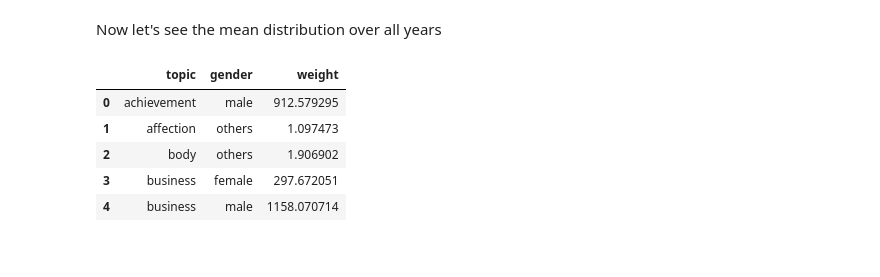
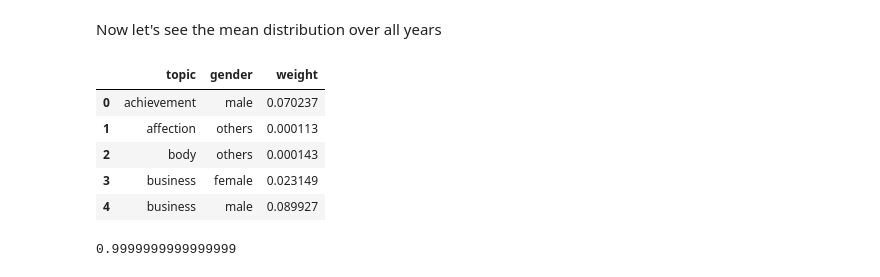
Before and after one commit to epfl-ada/ada-2021-project-palomamo, a Jupyter notebook: gender_topics.ipynb, the cells around one changed output. Cells and saved outputs as stored; diff of their text form; code cells hidden in the pictures.

```diff
--- a/gender_topics.ipynb
+++ b/gender_topics.ipynb
@@ -333,18 +367,18 @@ n_most_others_2016 = get_n_most_cited(dict_topics_others_2016, 10)
 # %% [markdown]
 2015
 # %%
-topics_2015_df = pd.read_pickle('Data with topics/QUOTES_TOPICS_2015.pkl')
+topics_2015_df = pd.read_pickle(QUOTES_TOPICS_2015_PATH)
 # Create one topic dictionary per gender
 dict_topics_males_2015 = topics_2015_df[topics_2015_df['gender'] == 'male'].topics.values[0]
 dict_topics_females_2015 = topics_2015_df[topics_2015_df['gender'] == 'female'].topics.values[0]
 dict_topics_others_2015 = topics_2015_df[topics_2015_df['gender'] == 'others'].topics.values[0]
-n_most_males_2015 = get_n_most_cited(dict_topics_males_2015, 10)
-n_most_females_2015 = get_n_most_cited(dict_topics_females_2015, 10)
-n_most_others_2015 = get_n_most_cited(dict_topics_others_2015, 10)
+n_most_males_2015 = get_n_most_cited(dict_topics_males_2015, 10, normalized=norm)
+n_most_females_2015 = get_n_most_cited(dict_topics_females_2015, 10, normalized=norm)
+n_most_others_2015 = get_n_most_cited(dict_topics_others_2015, 10, normalized=norm)
 # %% [markdown]
 We create a dataframe merging all values of the most cited topics for each year
 # %%
-def get_dict_year(dict_males,dict_females,dict_others,year):
+def get_df_year(dict_males, dict_females, dict_others, year, normalize=False):
   male_df = pd.DataFrame.from_dict(dict_males, orient='index', columns=['weight'])
   male_df['gender'] = 'male'
   female_df = pd.DataFrame.from_dict(dict_females, orient='index', columns=['weight'])
@@ -353,13 +387,22 @@ def get_dict_year(dict_males,dict_females,dict_others,year):
   other_df['gender'] = 'others'
   all_df = pd.concat([male_df, female_df,other_df], axis=0)
   all_df['year'] = year
+
+  # Normalize
+  if normalize:
+    sum_all = all_df.weight.sum()
+    all_df['weight'] = all_df['weight']/sum_all
   return all_df
+# %%
+# Normallized value
+norm_all = True
 # %%
-all_df_2020 = get_dict_year(n_most_males_2020,n_most_females_2020,n_most_others_2020,2020)
-all_df_2019 = get_dict_year(n_most_males_2019,n_most_females_2019,n_most_others_2019,2019)
-all_df_2018 = get_dict_year(n_most_males_2018,n_most_females_2018,n_most_others_2018,2018)
-all_df_2016 = get_dict_year(n_most_males_2016,n_most_females_2016,n_most_others_2016,2016)
-all_df_2015 = get_dict_year(n_most_males_2015,n_most_females_2015,n_most_others_2015,2015)
-all_years_df = pd.concat([all_df_2020, all_df_2019,all_df_2016,all_df_2015], axis=0)
+all_df_2020 = get_df_year(n_most_males_2020, n_most_females_2020, n_most_others_2020, 2020, normalize=norm_all)
+all_df_2019 = get_df_year(n_most_males_2019, n_most_females_2019, n_most_others_2019, 2019, normalize=norm_all)
+all_df_2018 = get_df_year(n_most_males_2018, n_most_females_2018, n_most_others_2018, 2018, normalize=norm_all)
+all_df_2017 = get_df_year(n_most_males_2017, n_most_females_2017, n_most_others_2017, 2017, normalize=norm_all)
+all_df_2016 = get_df_year(n_most_males_2016, n_most_females_2016, n_most_others_2016, 2016, normalize=norm_all)
+all_df_2015 = get_df_year(n_most_males_2015, n_most_females_2015, n_most_others_2015, 2015, normalize=norm_all)
+all_years_df = pd.concat([all_df_2020, all_df_2019, all_df_2018, all_df_2017, all_df_2016, all_df_2015], axis=0)
 all_years_df.shape
 # %% [output]
@@ -437,14 +481,19 @@ Now let's see the mean distribution over all years
 # %%
 all_years_df['topic'] = all_years_df.index
 tmp_df = all_years_df.groupby(['topic','gender'],as_index=False).sum().drop(columns=['year'])
+tmp_df['weight'] = tmp_df['weight']/tmp_df.weight.sum()
 tmp_df.head()
 # %% [output]
 |  | topic | gender | weight |
-| 0 | achievement | male | 912.579295 |
-| 1 | affection | others | 1.097473 |
-| 2 | body | others | 1.906902 |
-| 3 | business | female | 297.672051 |
-| 4 | business | male | 1158.070714 |
+| 0 | achievement | male | 0.070237 |
+| 1 | affection | others | 0.000113 |
+| 2 | body | others | 0.000143 |
+| 3 | business | female | 0.023149 |
+| 4 | business | male | 0.089927 |
+# %%
+tmp_df.weight.sum()
+# %% [output]
+0.9999999999999999
 # %%
 x = pd.unique(tmp_df.topic)
 
```
Also changed, not shown: parts of 22 cells of this notebook.
